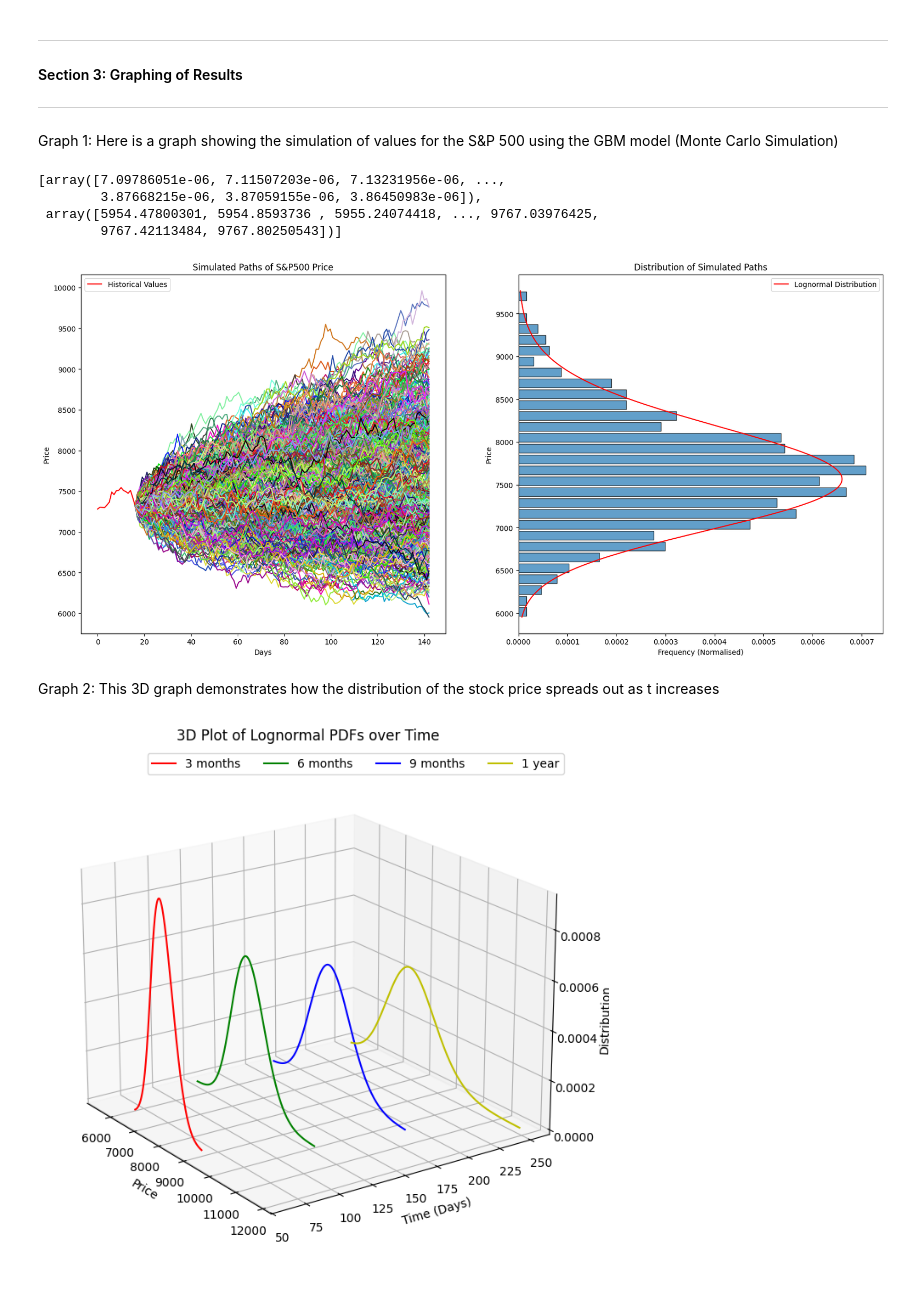
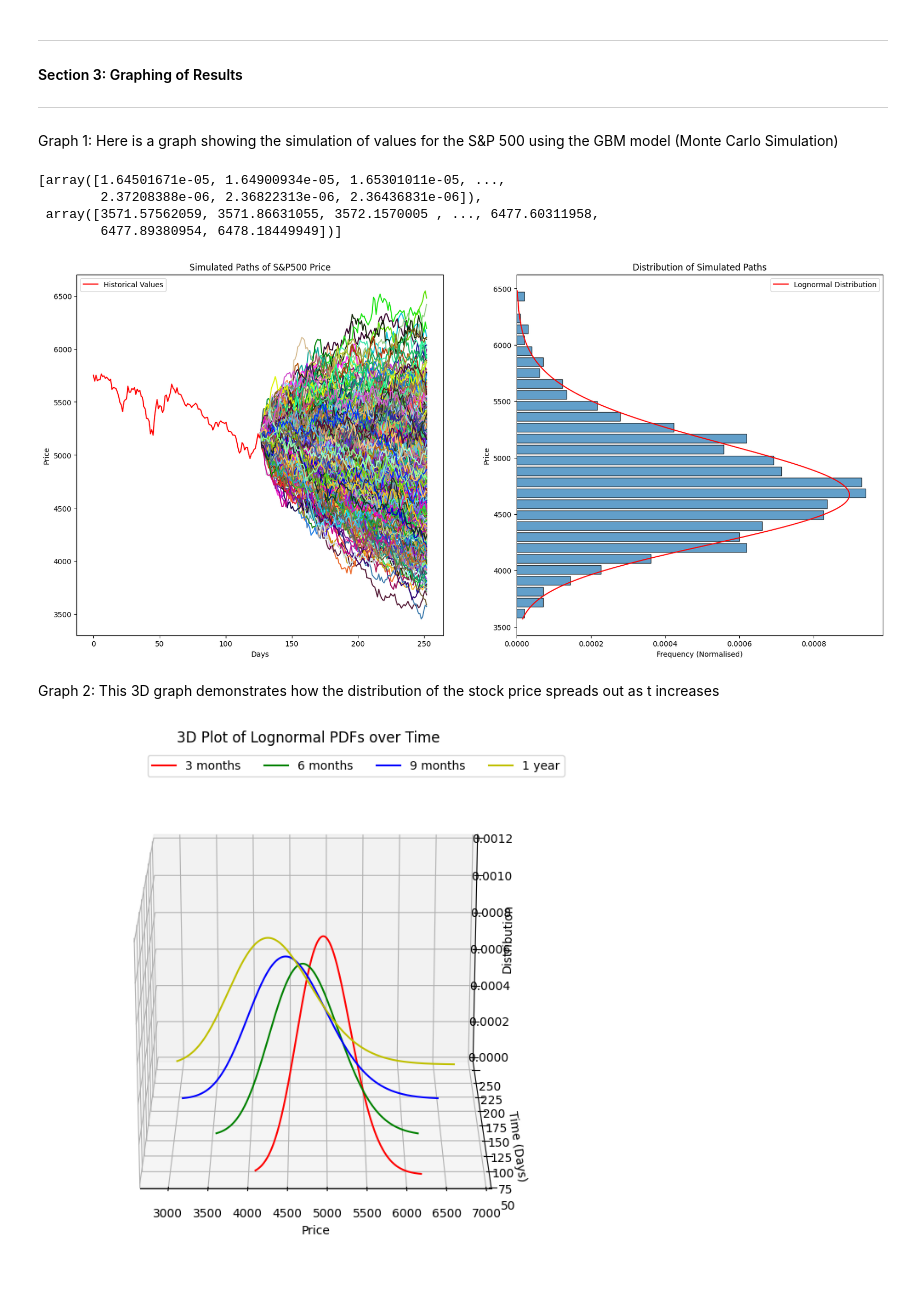
Before and after one commit to kellyj83/SDE-Code, a Jupyter notebook: GBM.ipynb, the cells around one changed output. Saved outputs shown, nothing was run; the diff lists cells and outputs as text; code cells hidden in the pictures.

```diff
--- a/GBM.ipynb
+++ b/GBM.ipynb
@@ -80,7 +80,7 @@ print(dataframe.head())
 
 sp_returns = dataframe.iloc[:,1].values
 
-sp_returns = [7281.6, 7304, 7302.1, 7300.2, 7331.1, 7367.3, 7490.2, 7458.4, 7507.6, 7511.5, 7545.4, 7510.2, 7495.7, 7474.6, 7510.3, 7418.3, 7318.5]
+#sp_returns = [7281.6, 7304, 7302.1, 7300.2, 7331.1, 7367.3, 7490.2, 7458.4, 7507.6, 7511.5, 7545.4, 7510.2, 7495.7, 7474.6, 7510.3, 7418.3, 7318.5]
 # %% [output]
          Date  Close/Last     Open     High      Low
 0  10/08/2024     5751.13  5719.14  5757.60  5714.56
@@ -288,33 +288,33 @@ plot_sim(int(N/2), M, False)
 
 # NOTE: Add in a vertical line at the end of the historical data and then make arrows from the line pointing to the past and to the future!
 # %% [output]
-[array([7.09786051e-06, 7.11507203e-06, 7.13231956e-06, ...,
-        3.87668215e-06, 3.87059155e-06, 3.86450983e-06]),
- array([5954.47800301, 5954.8593736 , 5955.24074418, ..., 9767.03976425,
-        9767.42113484, 9767.80250543])]
+[array([1.64501671e-05, 1.64900934e-05, 1.65301011e-05, ...,
+        2.37208388e-06, 2.36822313e-06, 2.36436831e-06]),
+ array([3571.57562059, 3571.86631055, 3572.1570005 , ..., 6477.60311958,
+        6477.89380954, 6478.18449949])]
-[figure, old version]
+[figure, new version]
 # %% [markdown]
 Graph 2: This 3D graph demonstrates how the distribution of the stock price spreads out as t increases
 # %%
 # Initialize 3D plot
 fig = plt.figure(figsize=(14, 8))
 ax = fig.add_subplot(111, projection="3d")
 
 times = [N // 4, N // 2, 3 * N // 4, N]  # Time points for PDFs
 written_times = ["3 months", "6 months", "9 months", "1 year"]
 colors = ['r', 'g', 'b', 'y']
 
 # Store PDF values for each time
 for idx, time in enumerate(times):
     pdf_vals, x_vals = plot_sim(time, M, True)  # Get PDF and x_vals at each time step
     ax.plot(x_vals, time, zs=pdf_vals, zdir='z', color=colors[idx], label = written_times[idx])
 
 ax.set_xlabel('Price')
 ax.set_ylabel('Time (Days)')
 ax.set_zlabel('Distribution')
 ax.set_title('3D Plot of Lognormal PDFs over Time')
-ax.view_init(elev=20., azim=-35, roll=0)
+ax.view_init(elev=20., azim=-90, roll=0)
 ax.legend(ncols=4)
 plt.show()
 # %% [output]
-[figure, old version]
+[figure, new version]
```
Also changed, not shown: parts of 1 cell of this notebook.
